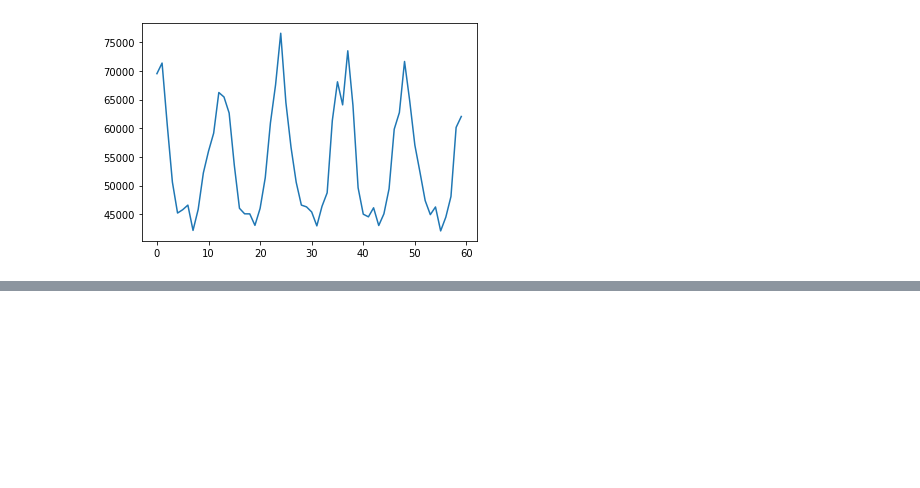
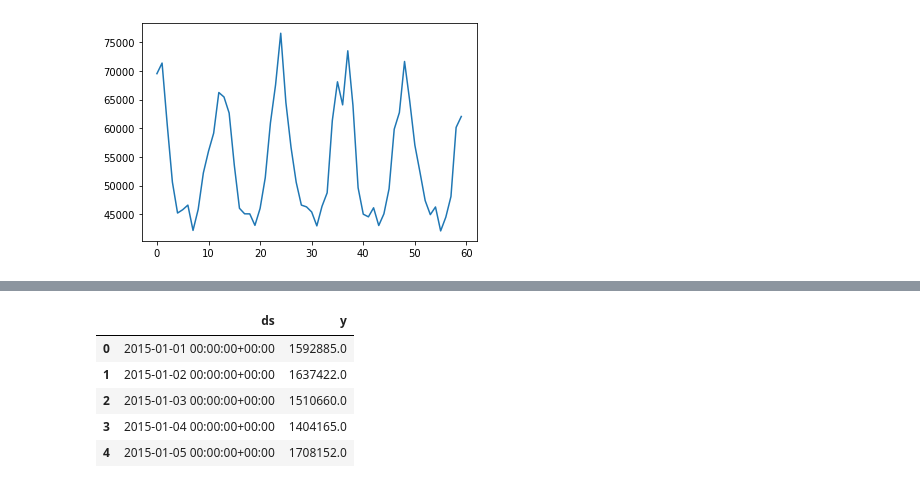
Before and after one commit to RPegoud/TimeSeries, a Jupyter notebook: TimeSeries.ipynb, the cells around one changed output, grey strips where cells are left out. Saved outputs shown, nothing was run; the diff lists cells and outputs as text; code cells hidden in the pictures; blank space fills up the shorter version.

```diff
--- a/TimeSeries.ipynb
+++ b/TimeSeries.ipynb
@@ -148,0 +208,7 @@ test = melted_means[melted_means['year'].between(2018,2020)]
+# %%
+# data re-sampled based on each day
+df_ds = df_ds.resample('D', on='start').load.sum()
+# %%
+# reconvert to dataframe
+df_ds = pd.DataFrame(df_ds)
+df_ds.head()
@@ -148,0 +223,12 @@ test = melted_means[melted_means['year'].between(2018,2020)]
+# %%
+# rename columns for prophet model
+df_ds = df_ds.reset_index()
+df_ds.columns = ['ds', 'y']
+df_ds.head()
+# %% [output]
+|  | ds | y |
+| 0 | 2015-01-01 00:00:00+00:00 | 1592885.0 |
+| 1 | 2015-01-02 00:00:00+00:00 | 1637422.0 |
+| 2 | 2015-01-03 00:00:00+00:00 | 1510660.0 |
+| 3 | 2015-01-04 00:00:00+00:00 | 1404165.0 |
+| 4 | 2015-01-05 00:00:00+00:00 | 1708152.0 |
```
Also changed, not shown: parts of 11 cells of this notebook.
